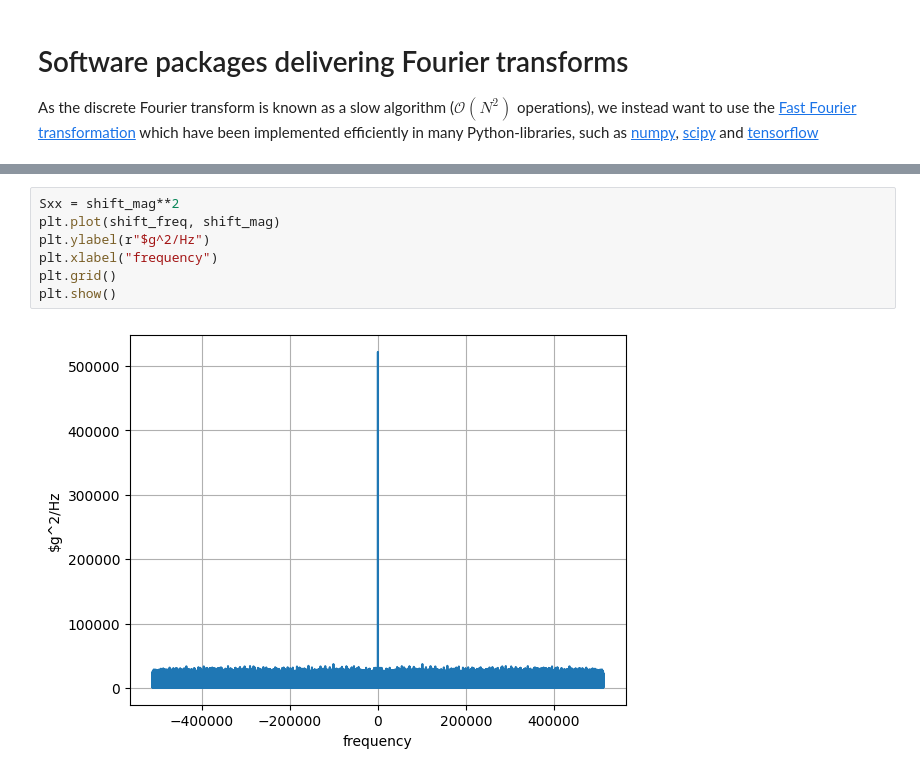
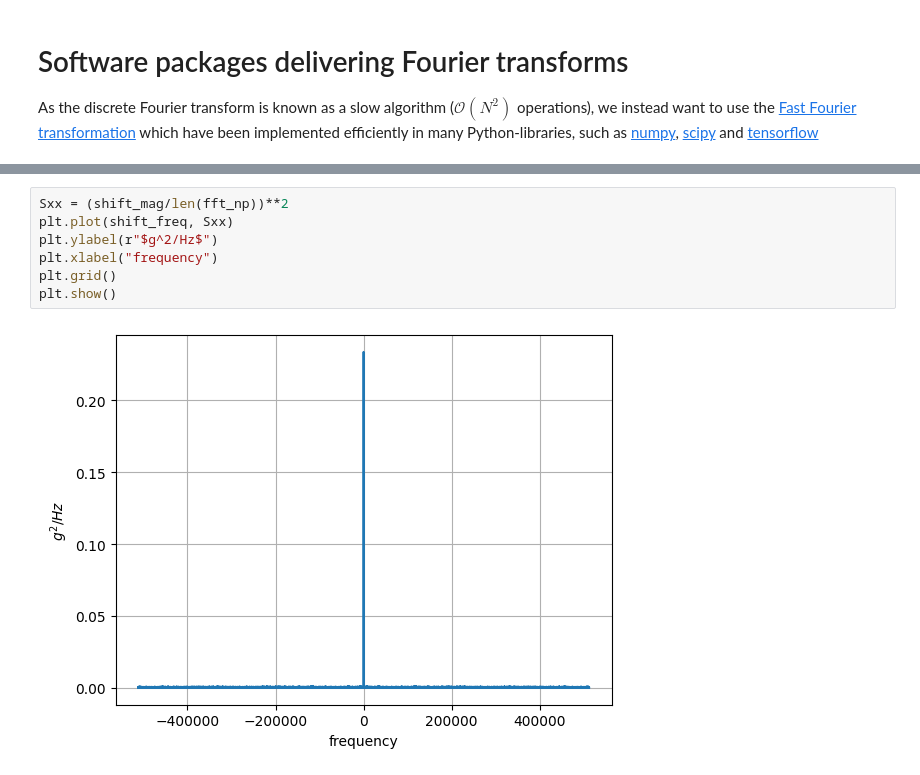
Before and after one commit to jorgensd/GearVibrationWorkshop, a Jupyter notebook: discrete_fourier_transform.ipynb, the cells around one changed output, grey strips where cells are left out. Cells and saved outputs as stored; diff of their text form.

```diff
--- a/discrete_fourier_transform.ipynb
+++ b/discrete_fourier_transform.ipynb
@@ -218,9 +224,9 @@ In the Banks-paper, they compute the Power spectrum  density (PSD) of the signal
 # %%
-Sxx = shift_mag**2
-plt.plot(shift_freq, shift_mag)
-plt.ylabel(r"$g^2/Hz")
+Sxx = (shift_mag/len(fft_np))**2
+plt.plot(shift_freq, Sxx)
+plt.ylabel(r"$g^2/Hz$")
 plt.xlabel("frequency")
 plt.grid()
 plt.show()
 # %% [output]
-[figure, old version]
+[figure, new version]
```
Also changed, not shown: parts of 12 cells of this notebook.
